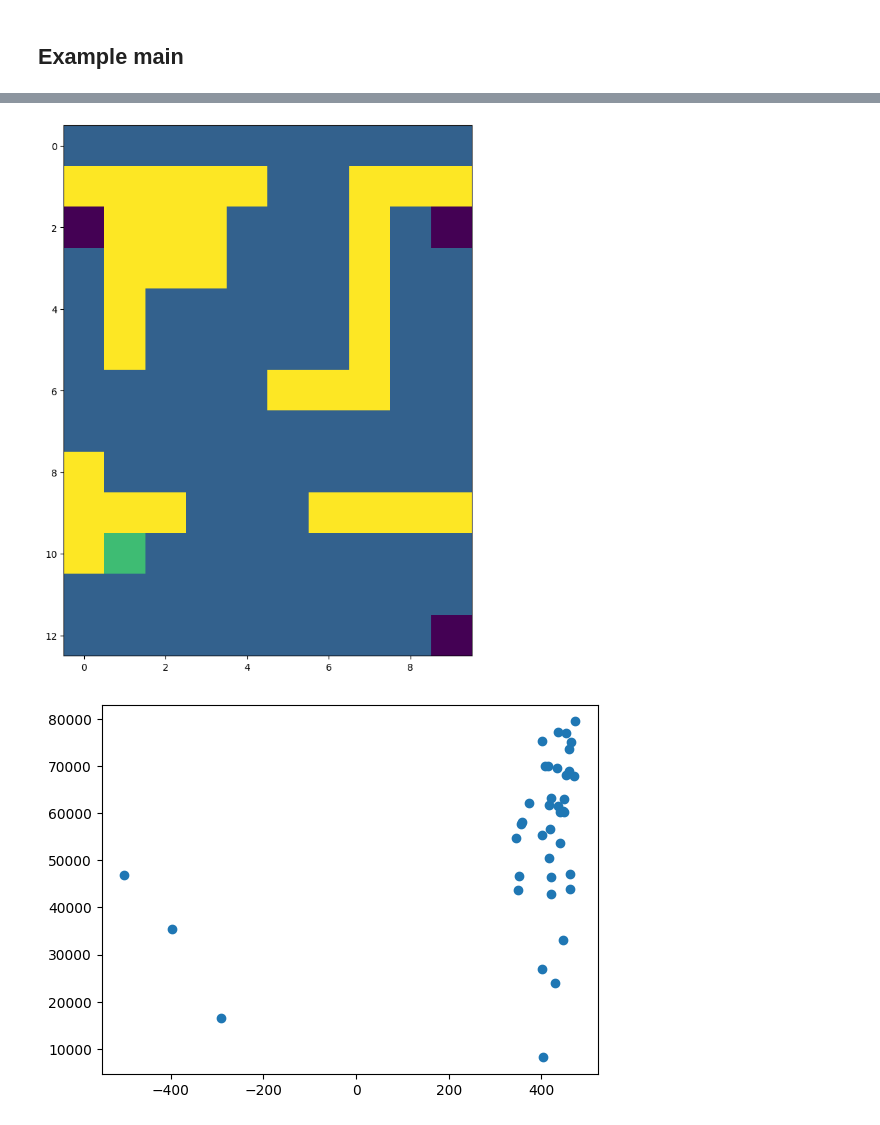
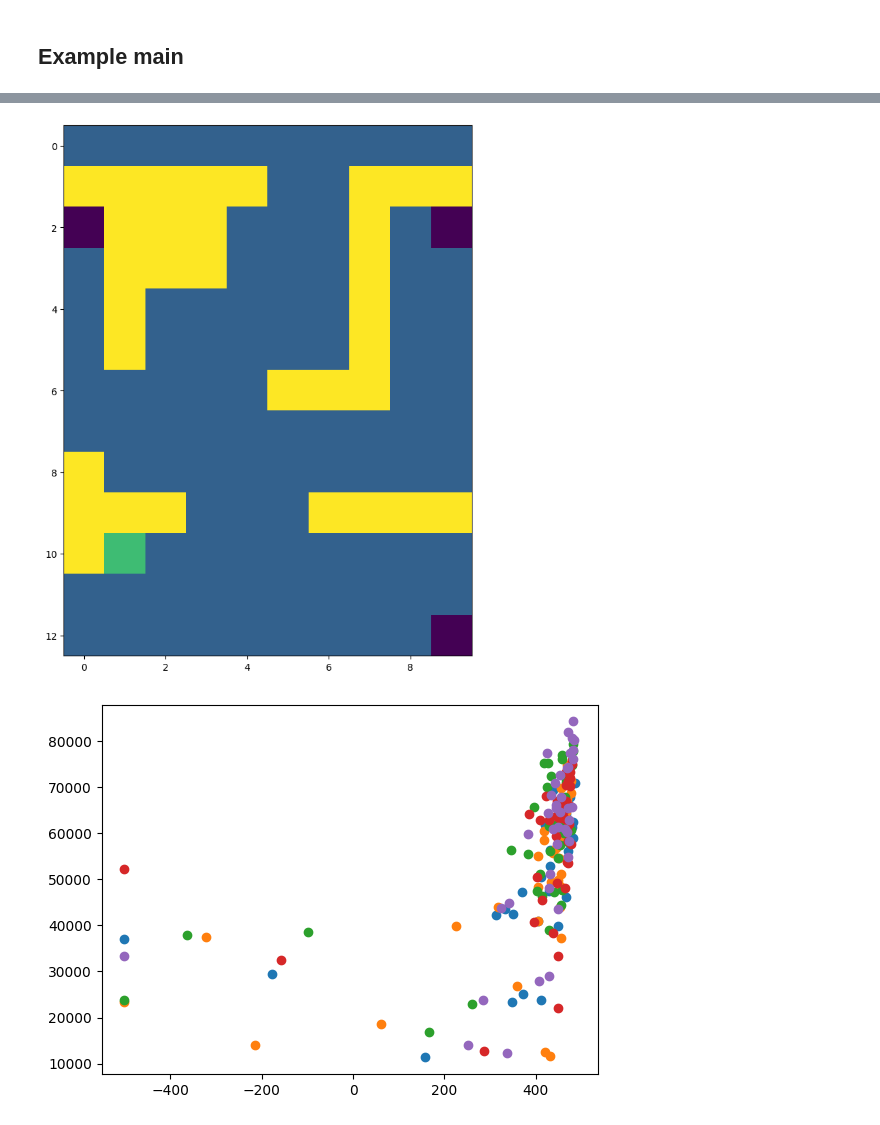
Before and after one commit to annnnnnnnnnie/imperial_ml_2022_coursework, a Jupyter notebook: coursework_1.ipynb, the cells around one changed output, grey strips where cells are left out. Saved outputs shown, nothing was run; the diff lists cells and outputs as text; code cells hidden in the pictures.

```diff
--- a/coursework_1.ipynb
+++ b/coursework_1.ipynb
@@ -603,7 +603,7 @@ class MC_agent(object):
 # This class define the Temporal-Difference agent
 
 class TD_agent(object):
-    def __init__(self, alpha=0.5, n_episodes=6000, epsilon=0.5, silent=True):
+    def __init__(self, alpha=0.5, n_episodes=4000, epsilon=0.5, silent=True):
         self.alpha = alpha
         self.n_episodes = n_episodes
         self.epsilon = epsilon
@@ -1004,5 +995,5 @@ Generating learning curves
 # %%
-def plot_value_estimation_errors(agent, env, ground_truth, replications=5):
+def plot_value_estimation_errors(agent, agent_name, env, ground_truth, replications=5):
     plt.figure()
     step_size = 100
     all_plotted_errors = []
@@ -1015,13 +1006,13 @@ def plot_value_estimation_errors(agent, env, ground_truth, replications=5):
     sds = list(map(np.std, zip(*all_plotted_errors)))
     assert len(means) == len(sds)
     n_epi = [step_size * n for n in range(len(means))]
-    plt.plot(n_epi, means)
-    plt.errorbar(n_epi, means, yerr=sds)
+    plt.errorbar(n_epi, means, yerr=sds, label=agent_name)
+    plt.legend()
     plt.show()
 
-# maze = Maze()
-# _, truth = DP_agent().solve(maze)
-# plot_value_estimation_errors(MC_agent(), maze, truth)
-# plot_value_estimation_errors(TD_agent(), maze, truth)
+maze = Maze()
+_, truth = DP_agent().solve(maze)
+plot_value_estimation_errors(MC_agent(), "MC", maze, truth)
+plot_value_estimation_errors(TD_agent(), "TD", maze, truth)
 # %% [output]
 [figure]
@@ -1029,20 +1021,19 @@ def plot_value_estimation_errors(agent, env, ground_truth, replications=5):
 # %%
-def plot_reward_vs_value_diffs(agent, env, value_ground_truth, replications=1):
+def plot_reward_vs_value_diffs(agent, env, value_ground_truth, replications=5):
     plt.figure()
     step_size = 100
     for _ in range(replications):
         _, all_values, all_rewards = agent.solve(env)
         rewards = all_rewards[::step_size]
         values = all_values[::step_size]
         value_diffs = list(map(lambda value: mean_squared_error(value, value_ground_truth), values))
         plt.scatter(rewards, value_diffs)
     plt.show()
 
-
-# maze = Maze()
-# _, truth = DP_agent().solve(maze)
-# plot_reward_vs_value_diffs(MC_agent(), maze, truth)
-# plot_reward_vs_value_diffs(TD_agent(), maze, truth)
+maze = Maze()
+_, truth = DP_agent().solve(maze)
+plot_reward_vs_value_diffs(MC_agent(), maze, truth)
+plot_reward_vs_value_diffs(TD_agent(), maze, truth)
 # %% [output]
 [figure]
-[figure, old version]
+[figure, new version]
```
Also changed, not shown: parts of 7 cells of this notebook, 11 other files.
